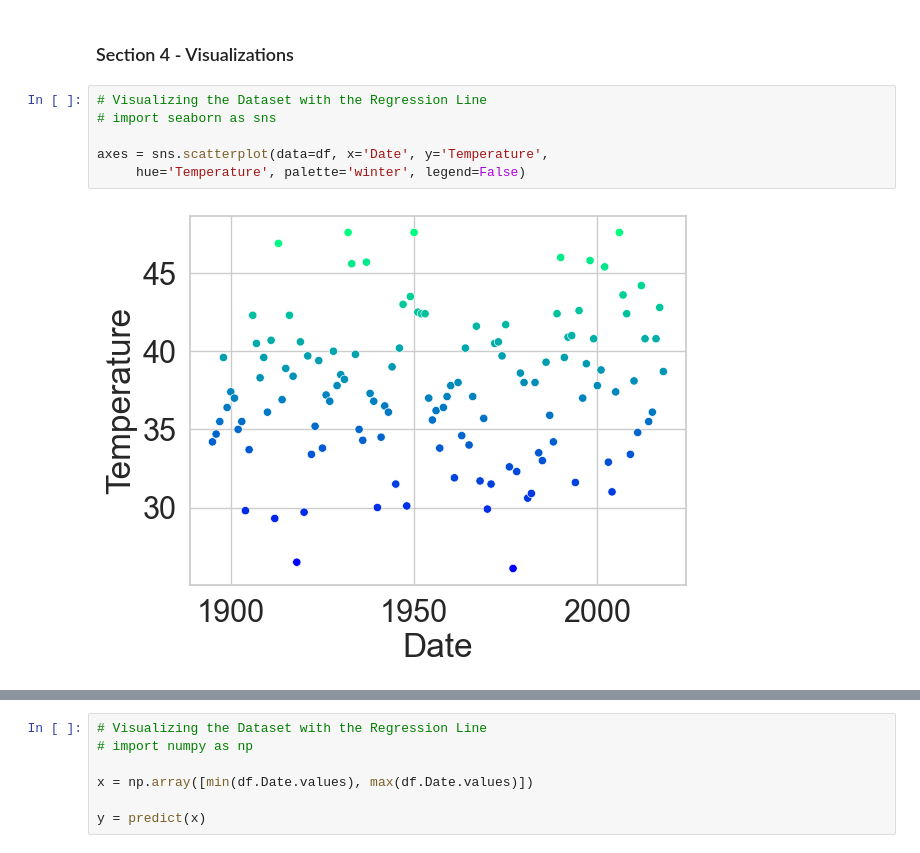
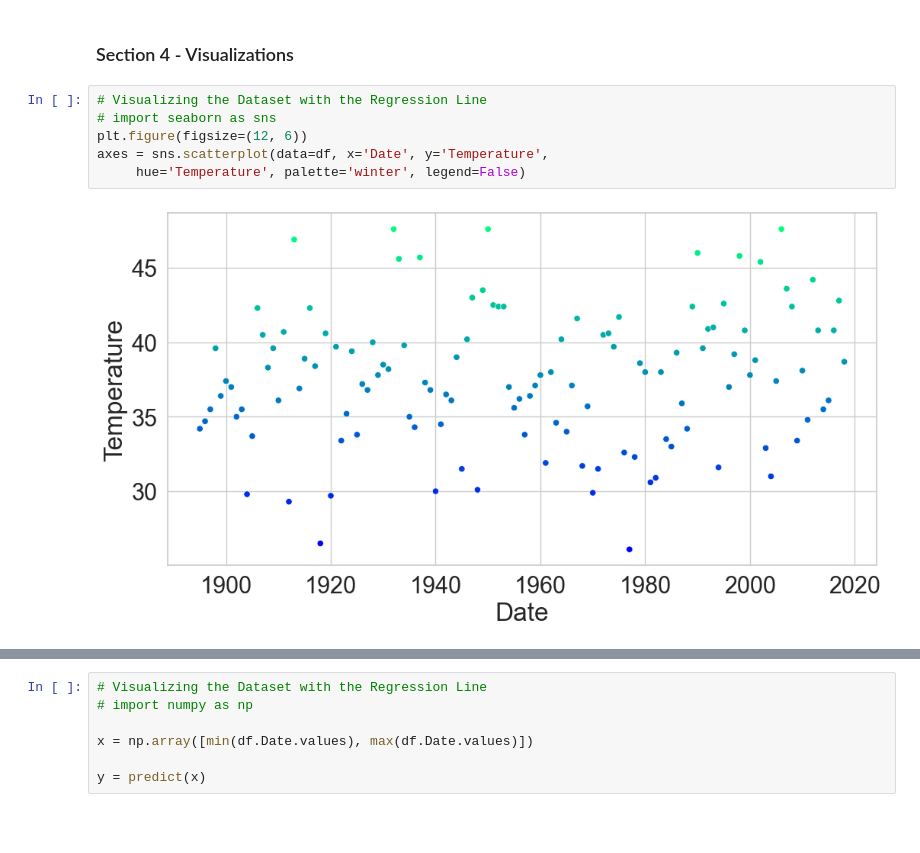
Before and after one commit to Airfirm/datafun-07-ml, a Jupyter notebook: femi_ml.ipynb, the cells around one changed output, grey strips where cells are left out. Saved outputs shown, nothing was run; the diff lists cells and outputs as text; blank space fills up the shorter version.

```diff
--- a/femi_ml.ipynb
+++ b/femi_ml.ipynb
@@ -263,11 +274,11 @@ array([38.94094855])
 # %%
 # Visualizing the Dataset with the Regression Line
 # import seaborn as sns
-
+plt.figure(figsize=(12, 6))
 axes = sns.scatterplot(data=df, x='Date', y='Temperature',
      hue='Temperature', palette='winter', legend=False)
 # %% [output]
-[figure, old version]
+[figure, new version]
 # %%
 # Visualizing the Dataset with the Regression Line
 # import seaborn as sns
```
Also changed, not shown: parts of 8 cells of this notebook.
